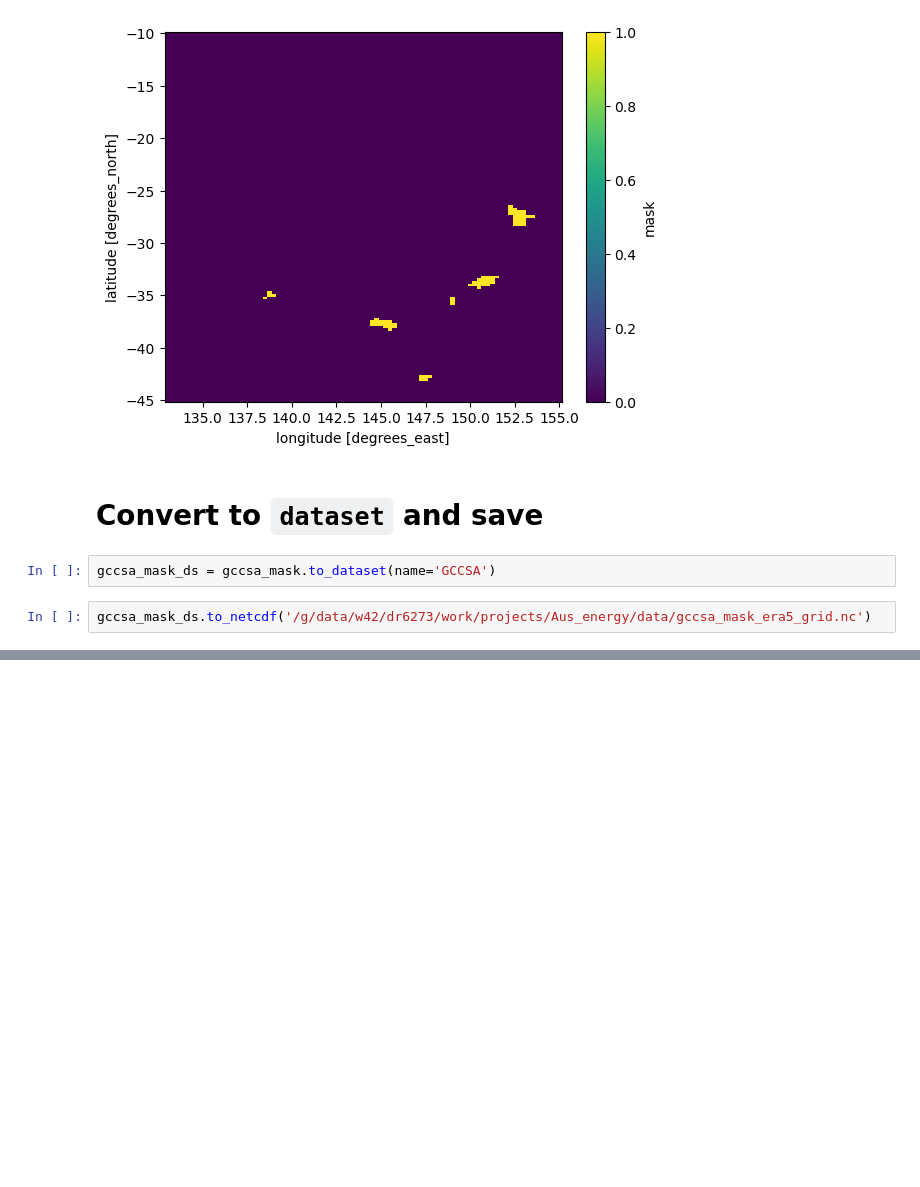
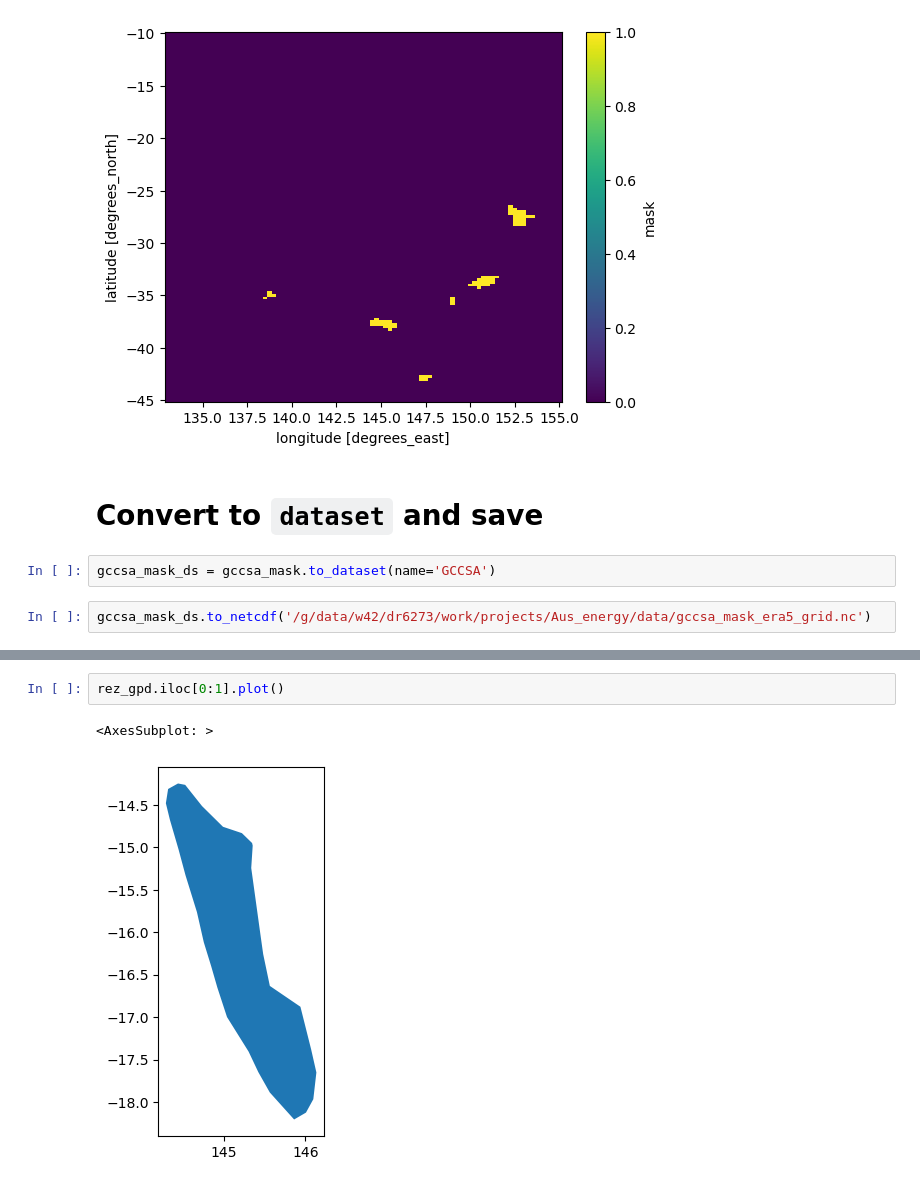
Before and after one commit to dougrichardson/Richardson_2023_energy, a Jupyter notebook: 0a_prepare_masks.ipynb, the cells around one changed output, grey strips where cells are left out. Drawn from its saved outputs; the diff is of its cells as text; blank space fills up the shorter version.

```diff
--- a/0a_prepare_masks.ipynb
+++ b/0a_prepare_masks.ipynb
@@ -178,0 +264,5 @@ gccsa_mask_ds.to_netcdf('/g/data/w42/dr6273/work/projects/Aus_energy/data/gccsa_
+# %%
+rez_gpd.iloc[0:1].plot()
+# %% [output]
+<AxesSubplot: >
+[figure, added]
```
Also changed, not shown: parts of 12 cells of this notebook.
